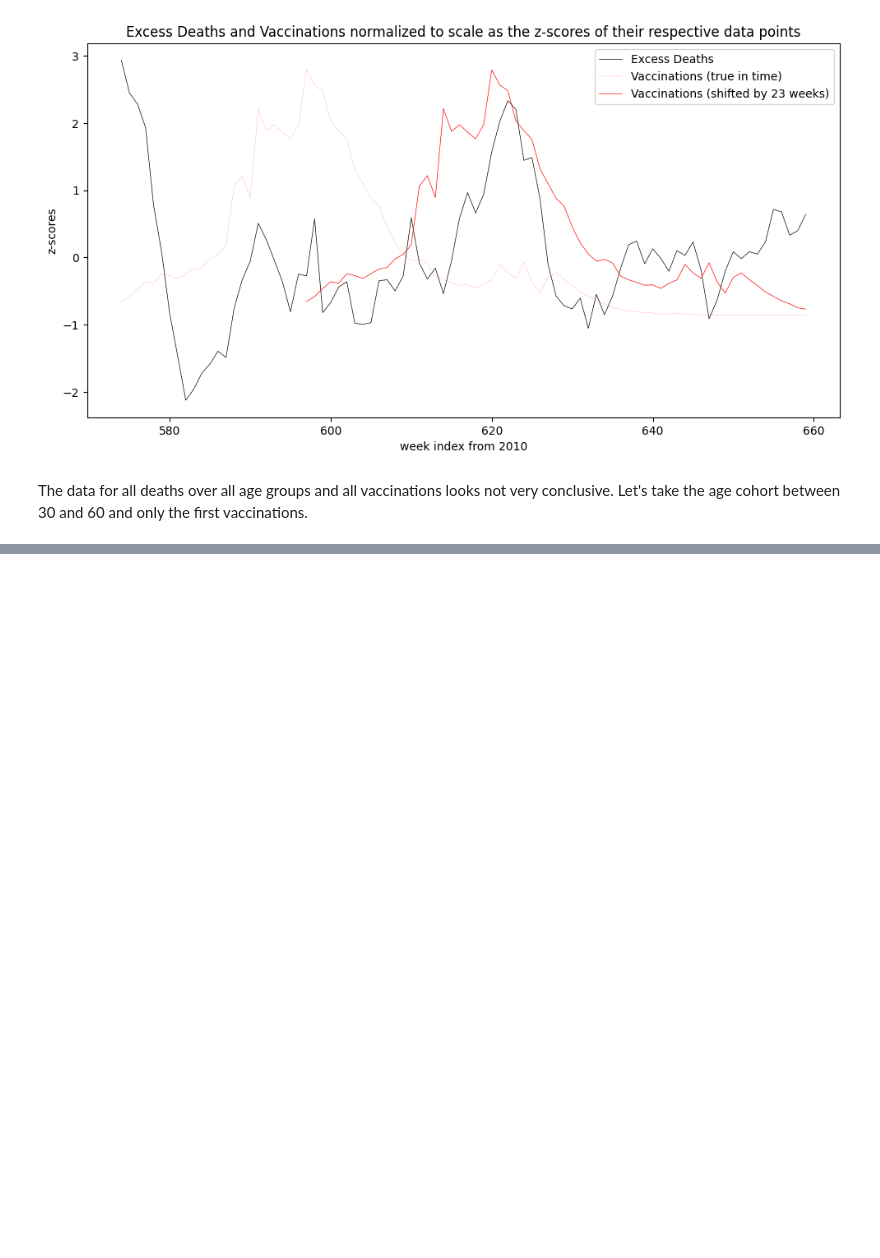
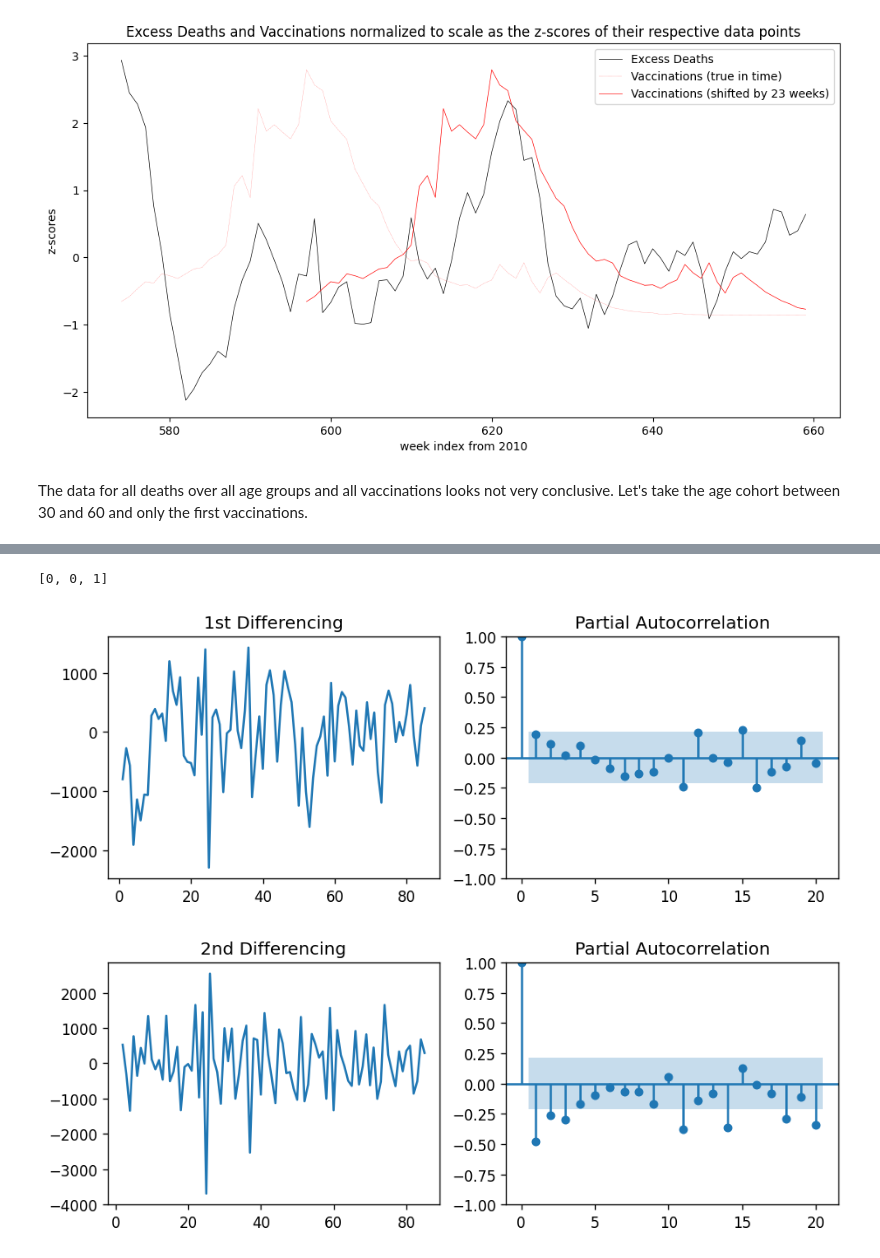
Before and after one commit to matthiasdaues/corona_mortality, a Jupyter notebook: notebooks/mortality_and_vaccination_against_covid.ipynb, the cells around one changed output, grey strips where cells are left out. Saved outputs shown, nothing was run; the diff lists cells and outputs as text; code cells hidden in the pictures; blank space fills up the shorter version.

```diff
--- a/notebooks/mortality_and_vaccination_against_covid.ipynb
+++ b/notebooks/mortality_and_vaccination_against_covid.ipynb
@@ -255,0 +283,42 @@ plt.show()
+# %%
+# Test for required differencings on the data
+
+from pmdarima.arima.utils import ndiffs
+
+y = death_vax_weekly.total_excess
+diffs = []
+
+## Adf Test
+diffs.append(ndiffs(y, test='adf'))  # 0
+
+# KPSS test
+diffs.append(ndiffs(y, test='kpss'))  # 0
+
+# PP test:
+diffs.append(ndiffs(y, test='pp'))  # 1
+
+diffs
+# %% [output]
+[0, 0, 1]
+# %%
+# PACF plot of 1st differenced series
+plt.rcParams.update({'figure.figsize':(9,3), 'figure.dpi':120})
+
+fig, axes = plt.subplots(1, 2, sharex=False)
+axes[0].plot(death_vax_weekly.total_excess.diff()); axes[0].set_title('1st Differencing')
+axes[1].set(ylim=(0,5))
+plot_pacf(death_vax_weekly.total_excess.diff().dropna(), ax=axes[1])
+
+# PACF plot of 2nd differenced series
+plt.rcParams.update({'figure.figsize':(9,3), 'figure.dpi':120})
+
+fig, axes = plt.subplots(1, 2, sharex=False)
+axes[0].plot(death_vax_weekly.total_excess.diff().diff()); axes[0].set_title('2nd Differencing')
+axes[1].set(ylim=(0,5))
+plot_pacf(death_vax_weekly.total_excess.diff().diff().dropna(), ax=axes[1])
+
+
+plt.show()
+# %% [output]
+[figure, added]
+[figure, added]
```
Also changed, not shown: parts of 7 cells of this notebook.
